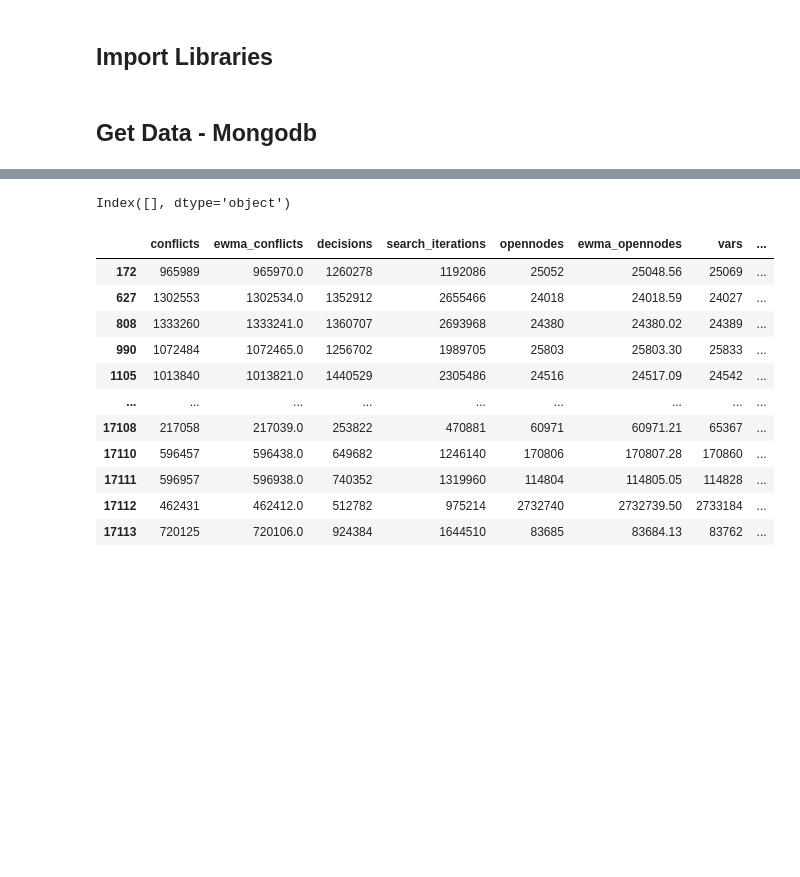
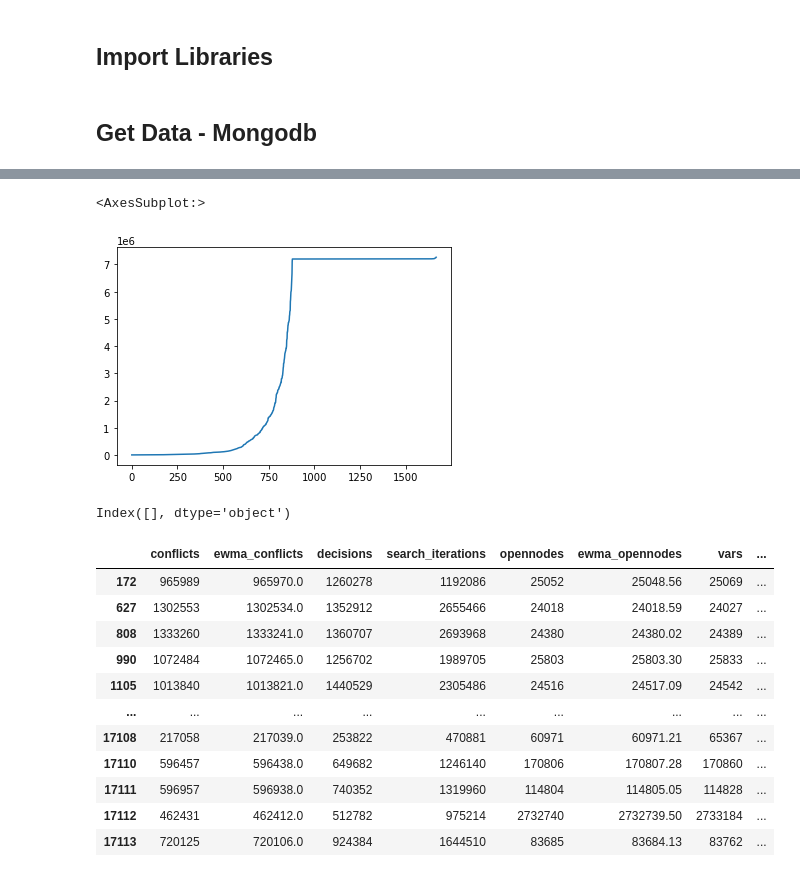
Before and after one commit to IDMP-B-2022/done-soon, a Jupyter notebook: Analysis.ipynb, the cells around one changed output, grey strips where cells are left out. Cells and saved outputs as stored; diff of their text form; code cells hidden in the pictures; blank space fills up the shorter version.

```diff
--- a/Analysis.ipynb
+++ b/Analysis.ipynb
@@ -81,3 +78,10 @@ plt.plot(all_data['time_to_solution'])
+# %%
+sub_data=all_data[all_data['time_to_solution']>7200]
+sub_data['time_to_solution'].sort_values().plot(use_index=False)
+#plt.plot(all_data[all_data['time_to_solution']>6000])
+# %% [output]
+<AxesSubplot:>
+[figure, added]
 # %%
 #test
 #finishes_after_lower_bound.statistics[1]
```
Also changed, not shown: parts of 12 cells of this notebook.
